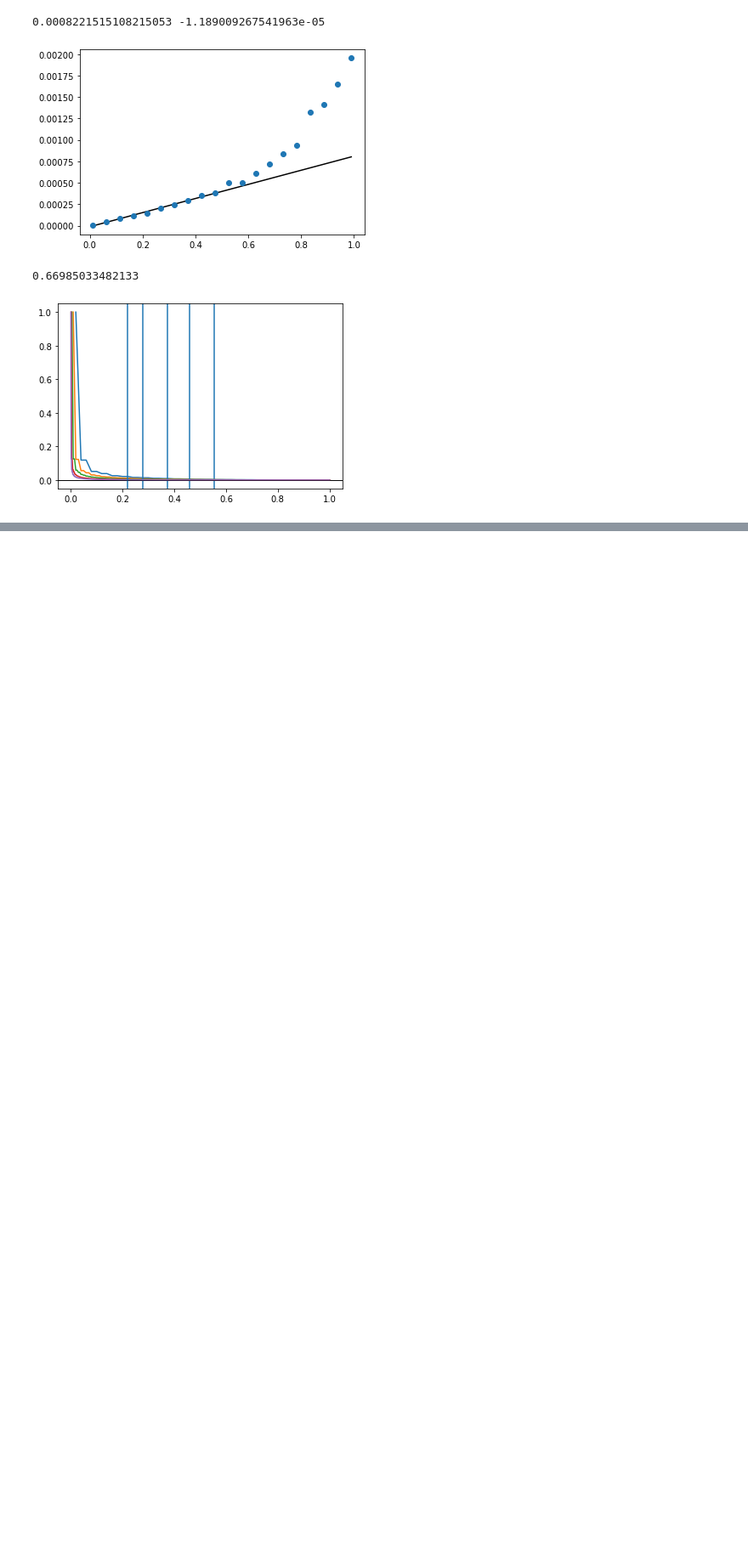
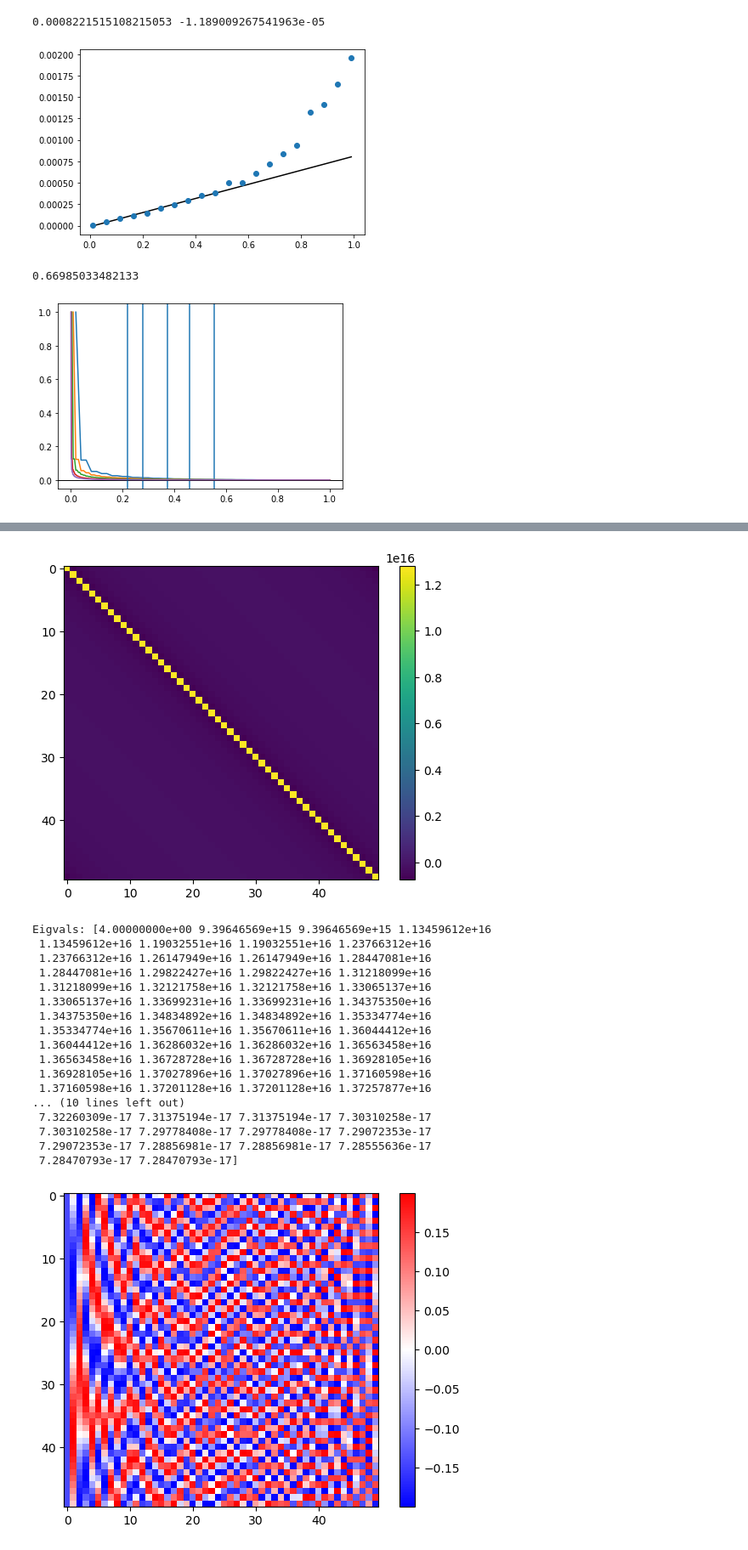
Before and after one commit to chuan97/long-range-ising, a Jupyter notebook: test.ipynb, the cells around one changed output, grey strips where cells are left out. Shown at 85% size. Drawn from its saved outputs; the diff is of its cells as text; code cells hidden in the pictures; blank space fills up the shorter version.

```diff
--- a/test.ipynb
+++ b/test.ipynb
@@ -306,0 +317,46 @@ print()
+# %%
+N = 50
+M = int(np.sqrt(N) * np.log(N))
+beta = 1
+wz = 1
+J0s = np.linspace(0.1, 2.0, 50)
+alpha = 0.5
+
+gs = 0.00 * np.ones(N)
+
+J = -interactions.powerlaw_pbc(N, alpha)
+J = interactions.shift(J, 0.0)
+J = interactions.rescale(J)
+
+plt.imshow(J)
+plt.colorbar()
+plt.show()
+
+from scipy.linalg import eigvalsh
+ds = eigvalsh(J)
+print(f'Eigvals: {ds}')
+ws, lams = utils.dicke_from_ising(J, 1e-6)
+print(ws)
+plt.imshow(lams, cmap='bwr')
+plt.colorbar()
+plt.show()
+# %% [output]
+[figure, added]
+Eigvals: [4.00000000e+00 9.39646569e+15 9.39646569e+15 1.13459612e+16
+ 1.13459612e+16 1.19032551e+16 1.19032551e+16 1.23766312e+16
+ 1.23766312e+16 1.26147949e+16 1.26147949e+16 1.28447081e+16
+ 1.28447081e+16 1.29822427e+16 1.29822427e+16 1.31218099e+16
+ 1.31218099e+16 1.32121758e+16 1.32121758e+16 1.33065137e+16
+ 1.33065137e+16 1.33699231e+16 1.33699231e+16 1.34375350e+16
+ 1.34375350e+16 1.34834892e+16 1.34834892e+16 1.35334774e+16
+ 1.35334774e+16 1.35670611e+16 1.35670611e+16 1.36044412e+16
+ 1.36044412e+16 1.36286032e+16 1.36286032e+16 1.36563458e+16
+ 1.36563458e+16 1.36728728e+16 1.36728728e+16 1.36928105e+16
+ 1.36928105e+16 1.37027896e+16 1.37027896e+16 1.37160598e+16
+ 1.37160598e+16 1.37201128e+16 1.37201128e+16 1.37257877e+16
+... (10 lines left out)
+ 7.32260309e-17 7.31375194e-17 7.31375194e-17 7.30310258e-17
+ 7.30310258e-17 7.29778408e-17 7.29778408e-17 7.29072353e-17
+ 7.29072353e-17 7.28856981e-17 7.28856981e-17 7.28555636e-17
+ 7.28470793e-17 7.28470793e-17]
+[figure, added]
```
Also changed, not shown: parts of 1 cell of this notebook, 3 other files.
